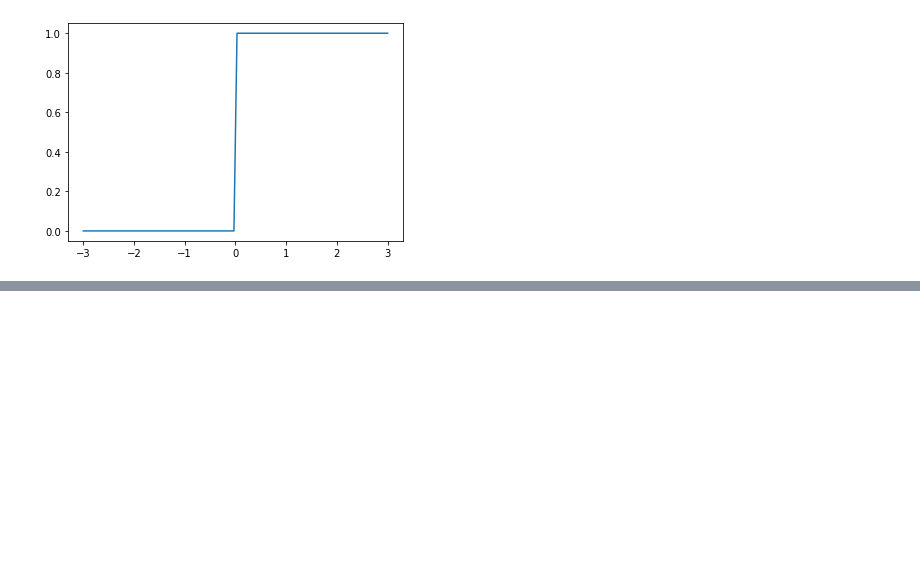
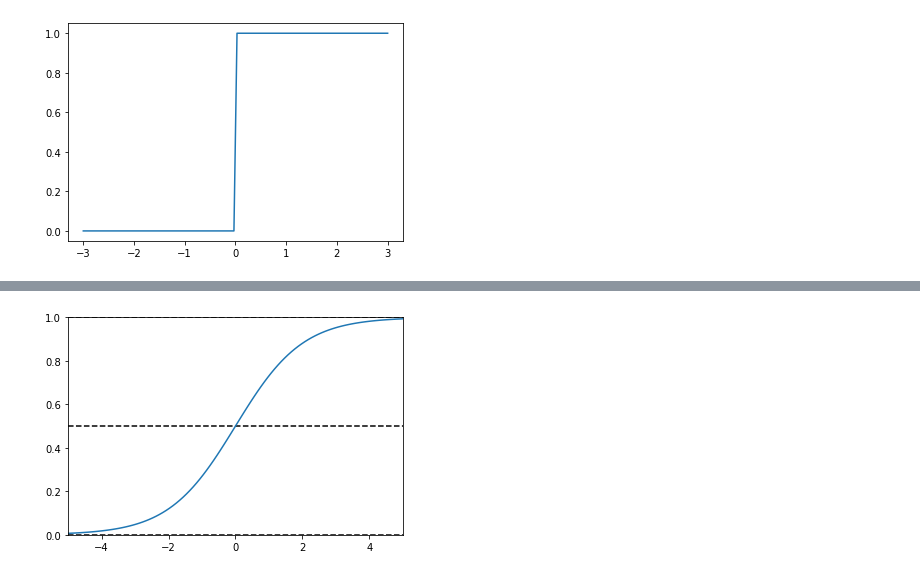
Before and after one commit to diggerb/MNIST, a Jupyter notebook: MNIST.ipynb, the cells around one changed output, grey strips where cells are left out. Cells and saved outputs as stored; diff of their text form; code cells hidden in the pictures; blank space fills up the shorter version.

```diff
--- a/MNIST.ipynb
+++ b/MNIST.ipynb
@@ -218,0 +229,8 @@ plt.show()
+# %%
+plt.figure()
+plt.plot(np.linspace(-5, 5, 100), 1/(1+np.exp(-1*np.linspace(-5, 5, 100))))
+plt.hlines([0,0.5,1], -5, 5, linestyles='dashed')
+plt.margins(0)
+plt.show()
+# %% [output]
+[figure, added]
```
Also changed, not shown: parts of 5 cells of this notebook.
